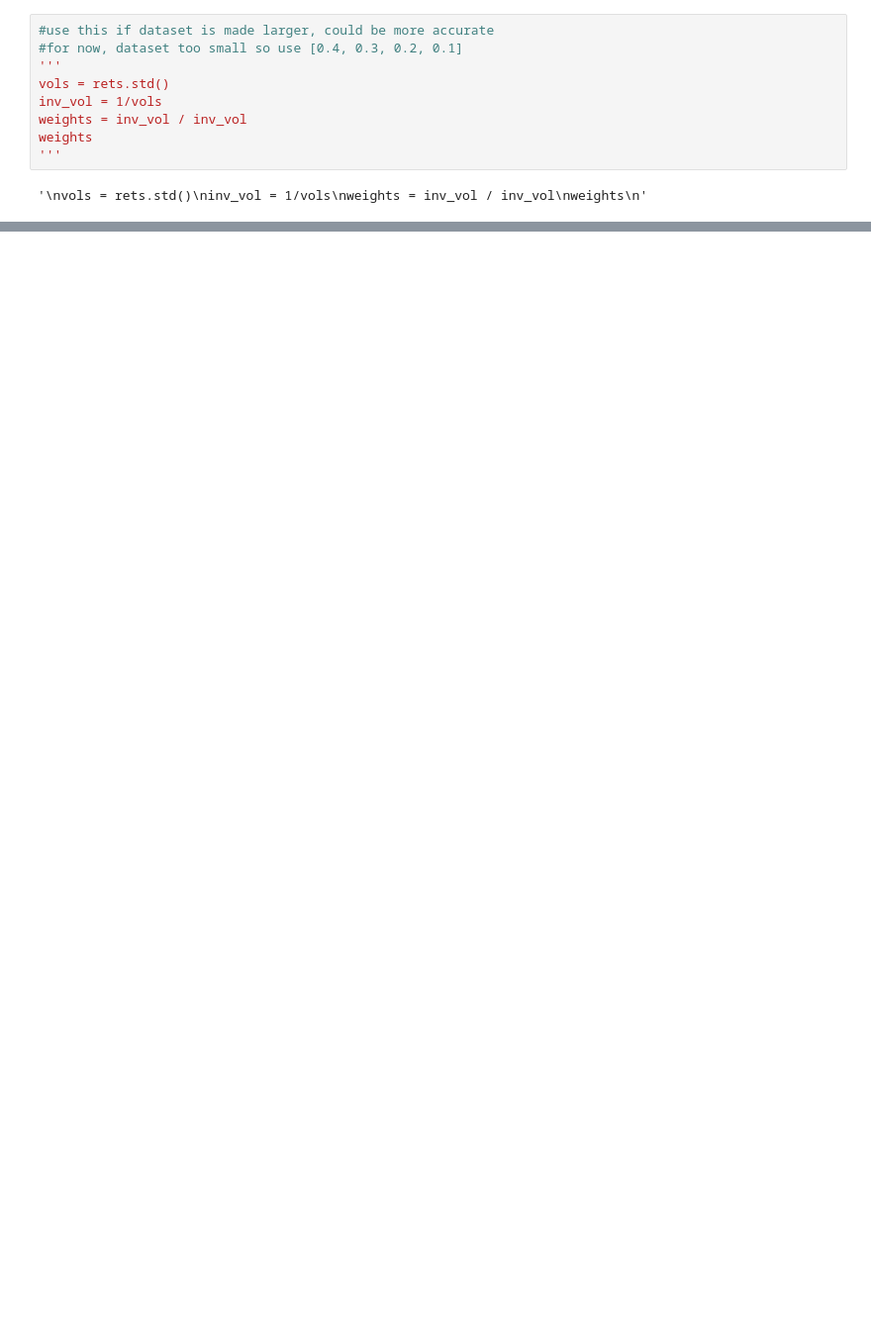
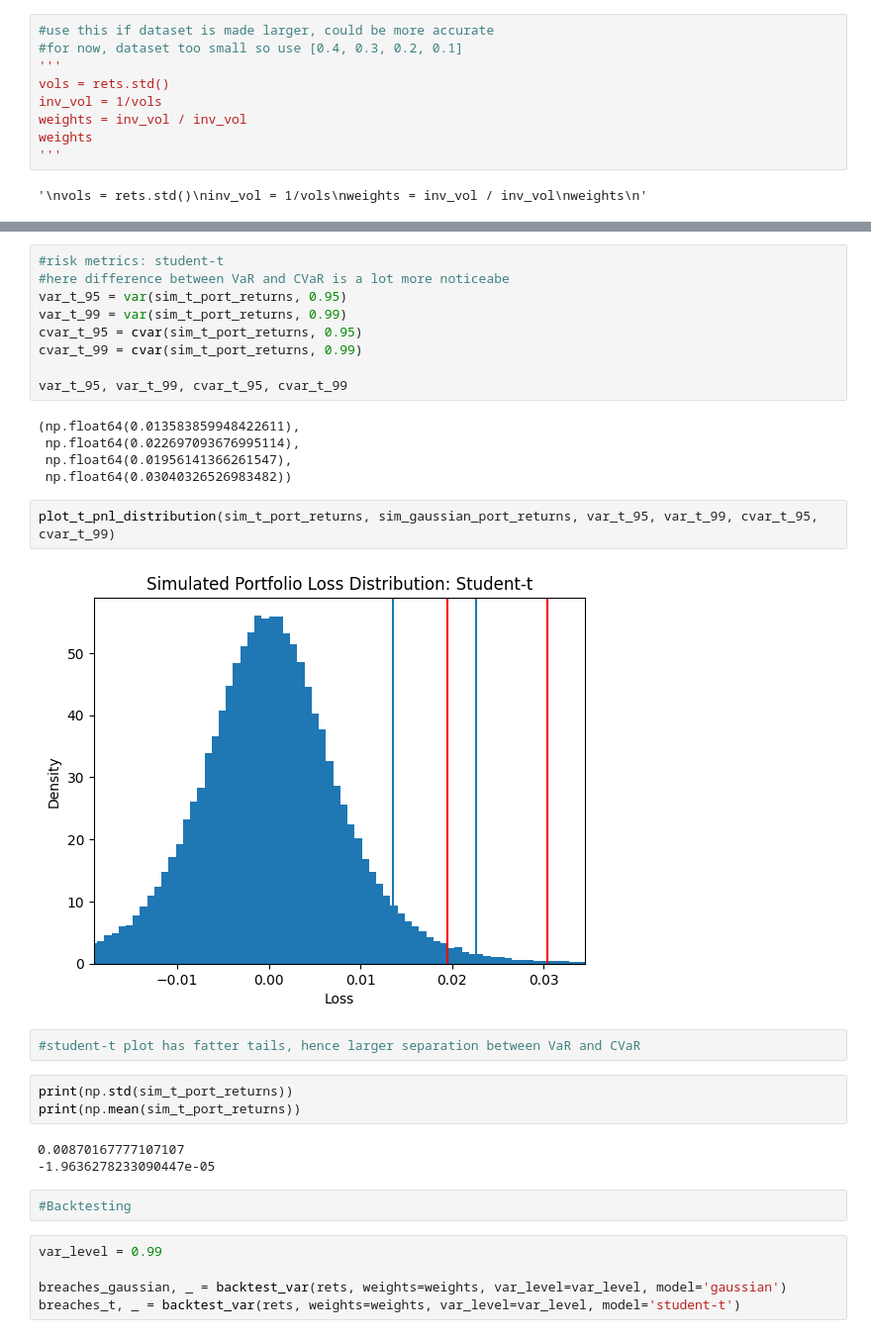
Before and after one commit to ankithr47/Portfolio-risk-monte-carlo, a Jupyter notebook: notebooks/mvp_risk_forescast.ipynb, the cells around one changed output, grey strips where cells are left out. Shown at 99% size. Drawn from its saved outputs; the diff is of its cells as text; blank space fills up the shorter version.

```diff
--- a/notebooks/mvp_risk_forescast.ipynb
+++ b/notebooks/mvp_risk_forescast.ipynb
@@ -148,0 +173,33 @@ print(np.mean(sim_port_returns))
+# %%
+#risk metrics: student-t
+#here difference between VaR and CVaR is a lot more noticeabe
+var_t_95 = var(sim_t_port_returns, 0.95)
+var_t_99 = var(sim_t_port_returns, 0.99)
+cvar_t_95 = cvar(sim_t_port_returns, 0.95)
+cvar_t_99 = cvar(sim_t_port_returns, 0.99)
+
+var_t_95, var_t_99, cvar_t_95, cvar_t_99
+# %% [output]
+(np.float64(0.013583859948422611),
+ np.float64(0.022697093676995114),
+ np.float64(0.01956141366261547),
+ np.float64(0.03040326526983482))
+# %%
+plot_t_pnl_distribution(sim_t_port_returns, sim_gaussian_port_returns, var_t_95, var_t_99, cvar_t_95, cvar_t_99)
+# %% [output]
+[figure, added]
+# %%
+#student-t plot has fatter tails, hence larger separation between VaR and CVaR
+# %%
+print(np.std(sim_t_port_returns))
+print(np.mean(sim_t_port_returns))
+# %% [output]
+0.00870167777107107
+-1.9636278233090447e-05
+# %%
+#Backtesting
+# %%
+var_level = 0.99
+
+breaches_gaussian, _ = backtest_var(rets, weights=weights, var_level=var_level, model='gaussian')
+breaches_t, _ = backtest_var(rets, weights=weights, var_level=var_level, model='student-t')
```
Also changed, not shown: parts of 13 cells of this notebook, 4 other files.
